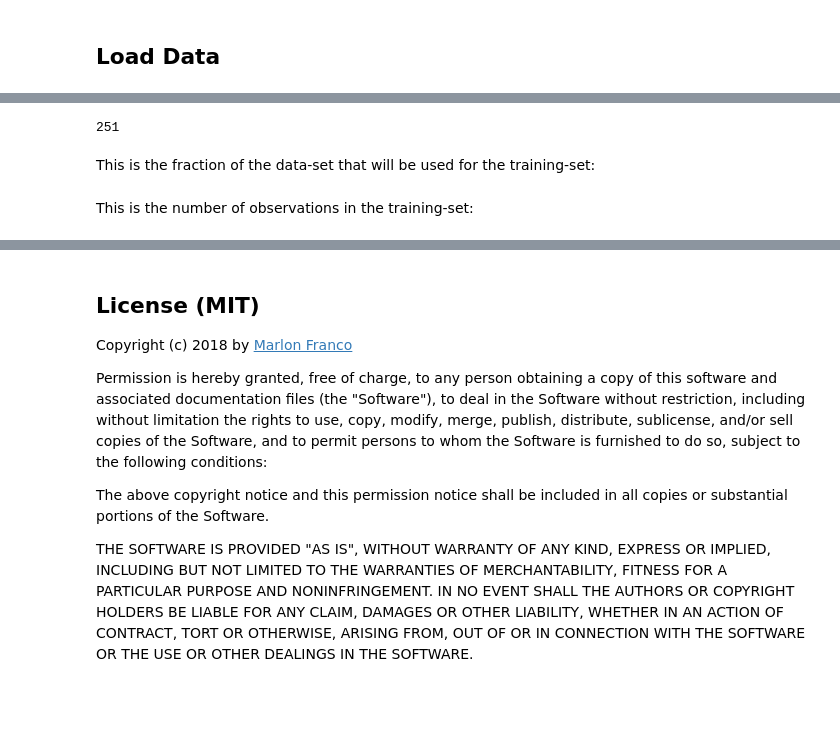
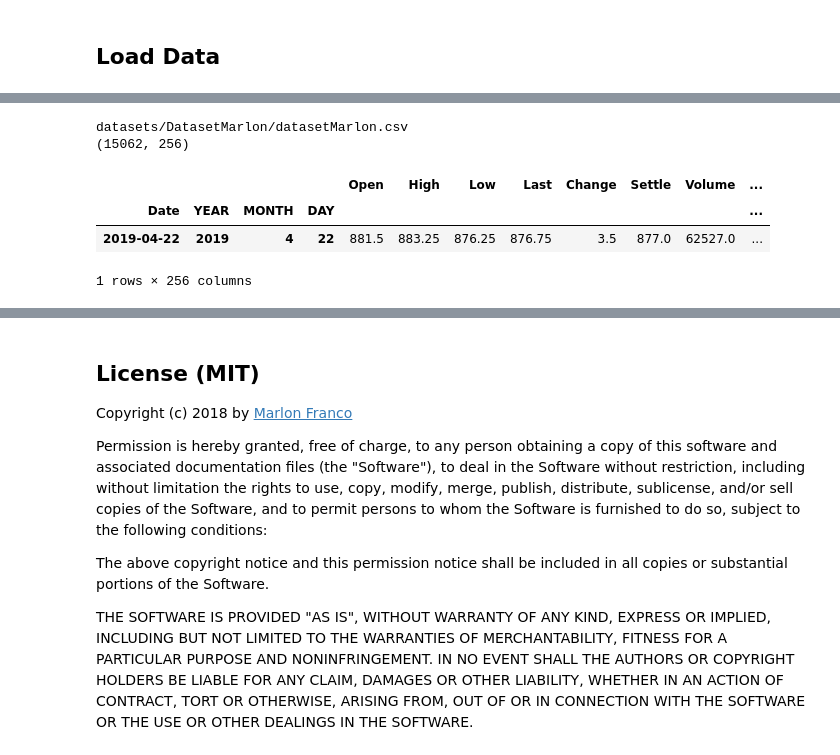
Before and after one commit to marlonrcfranco/soyforecast, a Jupyter notebook: soyforecast.ipynb, the cells around one changed output, grey strips where cells are left out. Cells and saved outputs as stored; diff of their text form; code cells hidden in the pictures; blank space fills up the shorter version.

```diff
--- a/soyforecast.ipynb
+++ b/soyforecast.ipynb
@@ -175,7 +139,0 @@ This is the number of observations (aka. data-points or samples) in the data-set
-# %%
-num_data = len(x_data)
-num_data
-# %% [output]
-251
-# %% [markdown]
-This is the fraction of the data-set that will be used for the training-set:
@@ -184,2 +139,0 @@ train_split = 0.9
-# %% [markdown]
-This is the number of observations in the training-set:
@@ -185,0 +145,12 @@ This is the number of observations in the training-set:
+# %%
+dataset = load_datasetMarlon_data()
+values = dataset.values
+print(dataset.shape)
+dataset.head(1)
+# %% [output]
+datasets/DatasetMarlon/datasetMarlon.csv
+(15062, 256)
+|  |  |  |  | Open | High | Low | Last | Change | Settle | Volume | ... |
+| Date | YEAR | MONTH | DAY |  |  |  |  |  |  |  | ... |
+| 2019-04-22 | 2019 | 4 | 22 | 881.5 | 883.25 | 876.25 | 876.75 | 3.5 | 877.0 | 62527.0 | ... |
+1 rows × 256 columns
```
Also changed, not shown: parts of 160 cells of this notebook.
